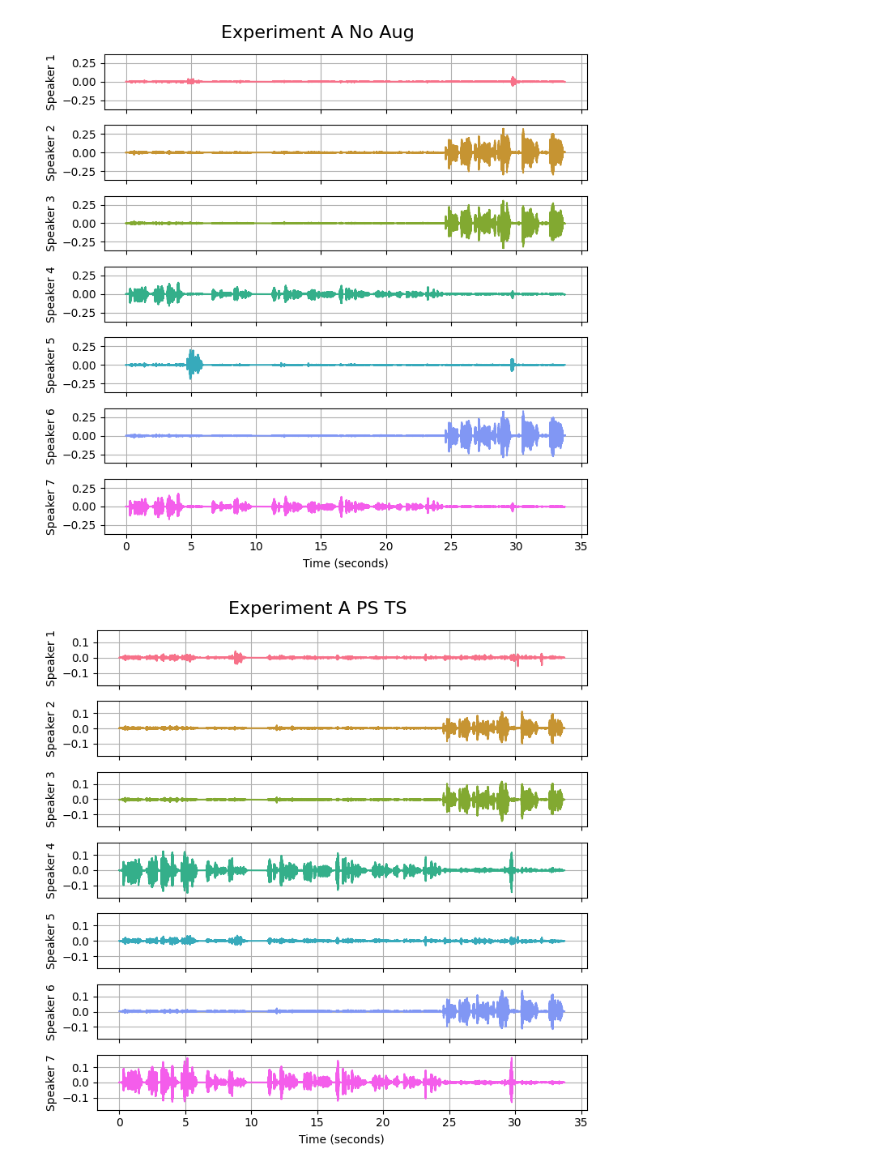
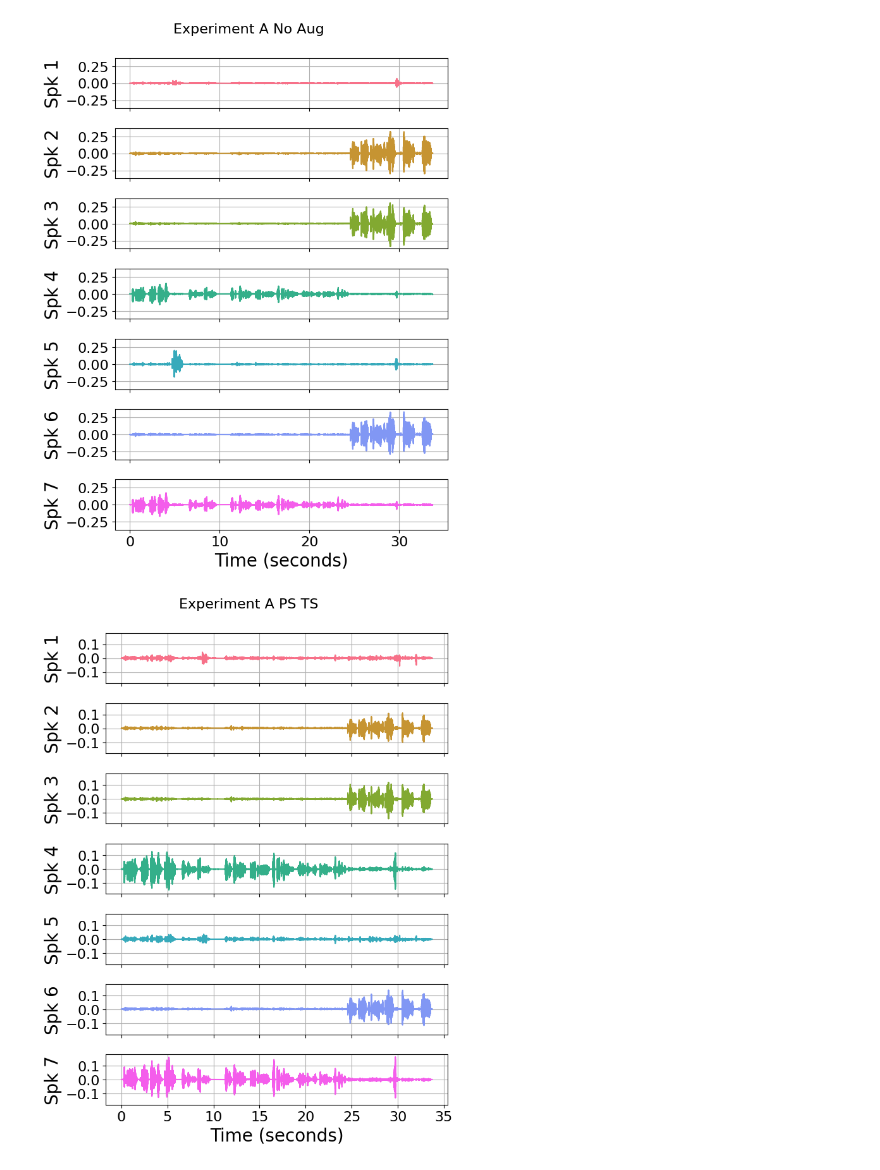
Before and after one commit to mp-smc23/demucs-v2-ps-ts, a Jupyter notebook: plot_separation.ipynb, the cells around one changed output. Saved outputs shown, nothing was run; the diff lists cells and outputs as text; code cells hidden in the pictures.

Commit message:
plots

```diff
--- a/plot_separation.ipynb
+++ b/plot_separation.ipynb
@@ -5,35 +5,36 @@ import pandas as pd
 import seaborn as sns
 import glob
 import librosa
+plt.rcParams.update({'font.size': 18, 'axes.titlesize': 22, 'axes.labelsize': 20, 'xtick.labelsize': 16, 'ytick.labelsize': 16, 'legend.fontsize': 16})
 # %%
 dirs = sorted(glob.glob('separated/Experiment A*/'))
 
 for d in dirs:
     files = sorted(glob.glob(d + 'mixture/*.wav'))
     # create subplots with shared x-axis
-    fig, axs = plt.subplots(len(files), 1, figsize=(7, 1 * len(files)), sharex=True)
+    fig, axs = plt.subplots(len(files), 1, figsize=(7, 1.3 * len(files)), sharex=True)
 
     colors = sns.color_palette("husl", len(files))
     for idx, f in enumerate(files):
         # read the wave form
         x, sr = librosa.load(f, sr=None)
         # create time axis in seconds
         t = np.arange(len(x)) / sr
         # plot the wave form with time axis and unique color
         axs[idx].plot(t, x, color=colors[idx])
-        axs[idx].set_ylabel(f'Speaker {idx+1}')
+        axs[idx].set_ylabel(f'Spk {idx+1}')
         # find the maximum absolute amplitude across all signals in this directory
         max_amp = 0
         for f_check in files:
             x_check, _ = librosa.load(f_check, sr=None)
             max_amp = max(max_amp, np.max(np.abs(x_check)))
         ylim = (-1.1 * max_amp, 1.1 * max_amp)
         axs[idx].set_ylim(ylim)
         axs[idx].grid(True)  # add grid to each subplot
     axs[-1].set_xlabel('Time (seconds)')
     plt.suptitle(d.split('/')[1], fontsize=16)
     plt.tight_layout()
     plt.show()
 # %% [output]
-[figure, old version]
+[figure, new version]
-[figure, old version]
+[figure, new version]
```
Also changed, not shown: parts of 3 cells of this notebook, 13 other files.
